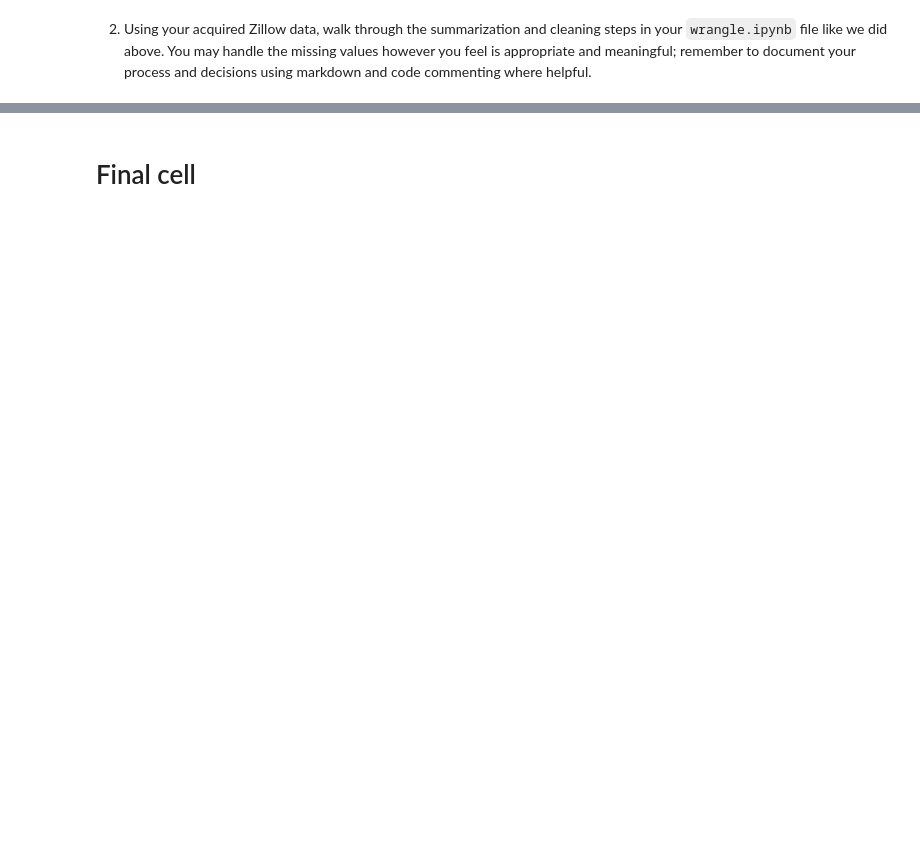
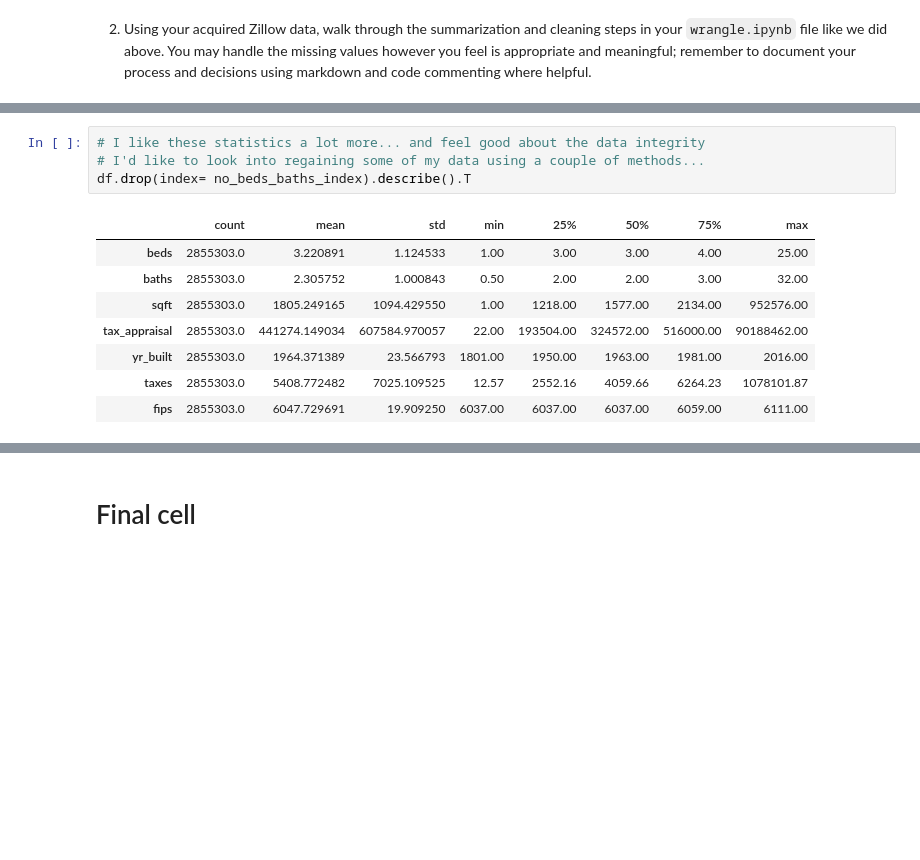
Before and after one commit to David-Howell/regression-exercises, a Jupyter notebook: wrangle.ipynb, the cells around one changed output, grey strips where cells are left out. Saved outputs shown, nothing was run; the diff lists cells and outputs as text; blank space fills up the shorter version.

```diff
--- a/wrangle.ipynb
+++ b/wrangle.ipynb
@@ -54,0 +207,13 @@ df.to_pickle('zillow_data')
+# %%
+# I like these statistics a lot more... and feel good about the data integrity
+# I'd like to look into regaining some of my data using a couple of methods...
+df.drop(index= no_beds_baths_index).describe().T
+# %% [output]
+|  | count | mean | std | min | 25% | 50% | 75% | max |
+| beds | 2855303.0 | 3.220891 | 1.124533 | 1.00 | 3.00 | 3.00 | 4.00 | 25.00 |
+| baths | 2855303.0 | 2.305752 | 1.000843 | 0.50 | 2.00 | 2.00 | 3.00 | 32.00 |
+| sqft | 2855303.0 | 1805.249165 | 1094.429550 | 1.00 | 1218.00 | 1577.00 | 2134.00 | 952576.00 |
+| tax_appraisal | 2855303.0 | 441274.149034 | 607584.970057 | 22.00 | 193504.00 | 324572.00 | 516000.00 | 90188462.00 |
+| yr_built | 2855303.0 | 1964.371389 | 23.566793 | 1801.00 | 1950.00 | 1963.00 | 1981.00 | 2016.00 |
+| taxes | 2855303.0 | 5408.772482 | 7025.109525 | 12.57 | 2552.16 | 4059.66 | 6264.23 | 1078101.87 |
+| fips | 2855303.0 | 6047.729691 | 19.909250 | 6037.00 | 6037.00 | 6037.00 | 6059.00 | 6111.00 |
```
Also changed, not shown: parts of 18 cells of this notebook.
